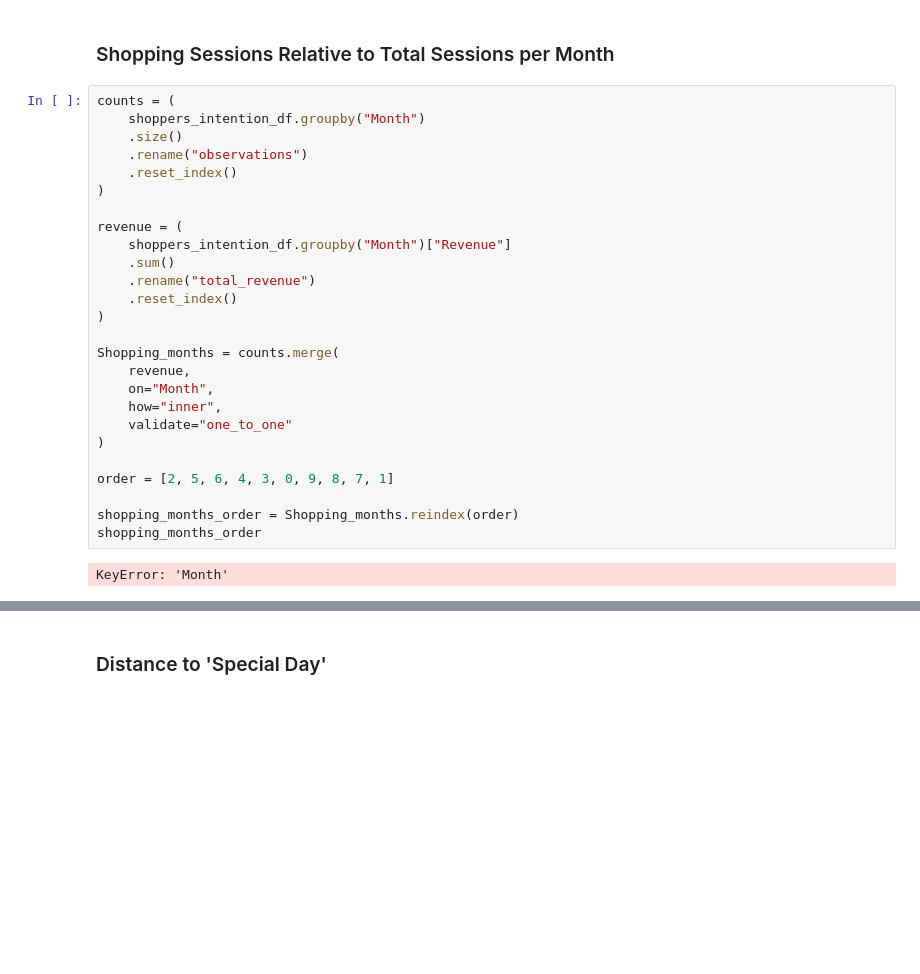
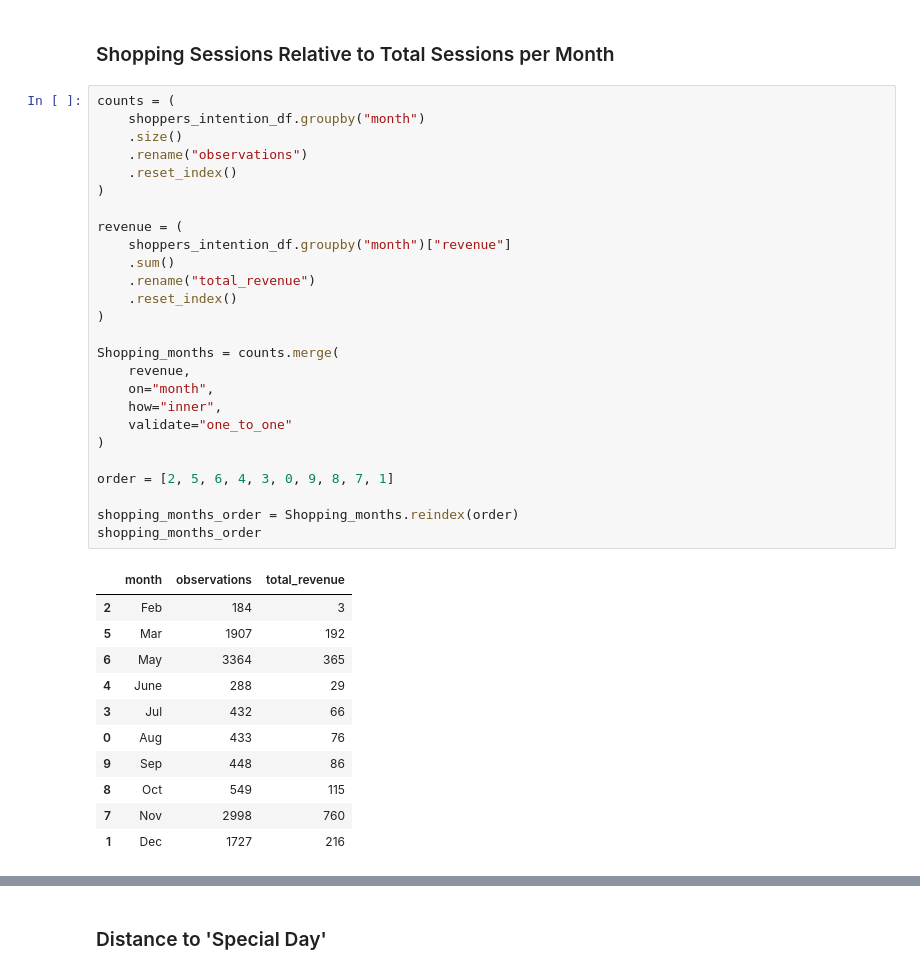
Before and after one commit to tginting-star/RLML_ecommerce_project, a Jupyter notebook: Project/Project code.ipynb, the cells around one changed output, grey strips where cells are left out. Cells and saved outputs as stored; diff of their text form; blank space fills up the shorter version.

```diff
--- a/Project/Project code.ipynb
+++ b/Project/Project code.ipynb
@@ -398,30 +398,40 @@ plt.show()
 ### Shopping Sessions Relative to Total Sessions per Month
 # %%
 counts = (
-    shoppers_intention_df.groupby("Month")
+    shoppers_intention_df.groupby("month")
     .size()
     .rename("observations")
     .reset_index()
 )
 
 revenue = (
-    shoppers_intention_df.groupby("Month")["Revenue"]
+    shoppers_intention_df.groupby("month")["revenue"]
     .sum()
     .rename("total_revenue")
     .reset_index()
 )
 
 Shopping_months = counts.merge(
     revenue,
-    on="Month",
+    on="month",
     how="inner",
     validate="one_to_one"
 )
 
 order = [2, 5, 6, 4, 3, 0, 9, 8, 7, 1]
 
 shopping_months_order = Shopping_months.reindex(order)
 shopping_months_order
 # %% [output]
-KeyError: 'Month'
+|  | month | observations | total_revenue |
+| 2 | Feb | 184 | 3 |
+| 5 | Mar | 1907 | 192 |
+| 6 | May | 3364 | 365 |
+| 4 | June | 288 | 29 |
+| 3 | Jul | 432 | 66 |
+| 0 | Aug | 433 | 76 |
+| 9 | Sep | 448 | 86 |
+| 8 | Oct | 549 | 115 |
+| 7 | Nov | 2998 | 760 |
+| 1 | Dec | 1727 | 216 |
 # %%
```
Also changed, not shown: parts of 5 cells of this notebook.
